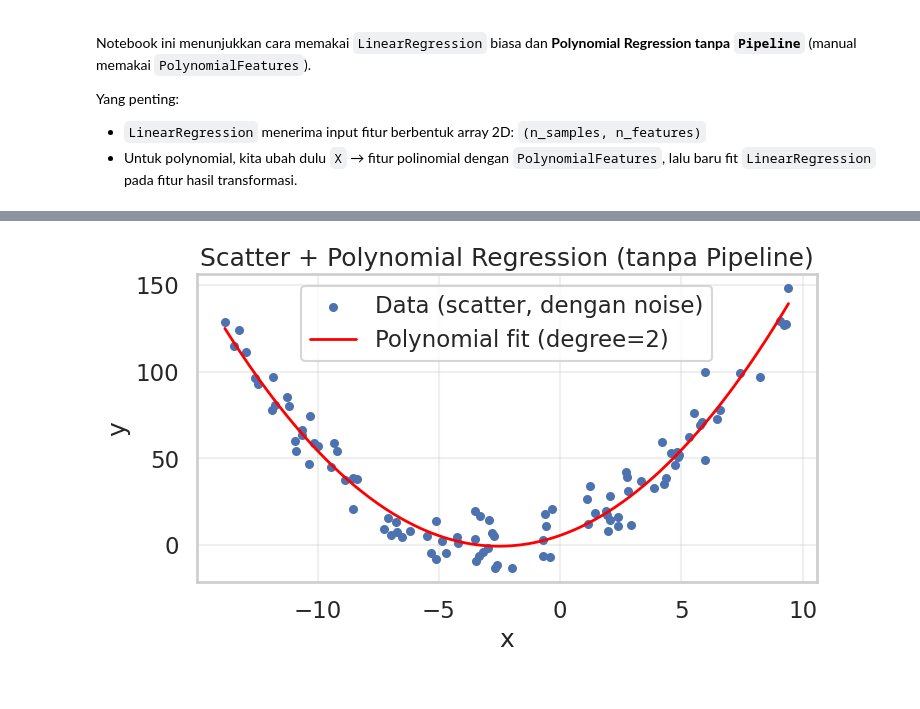
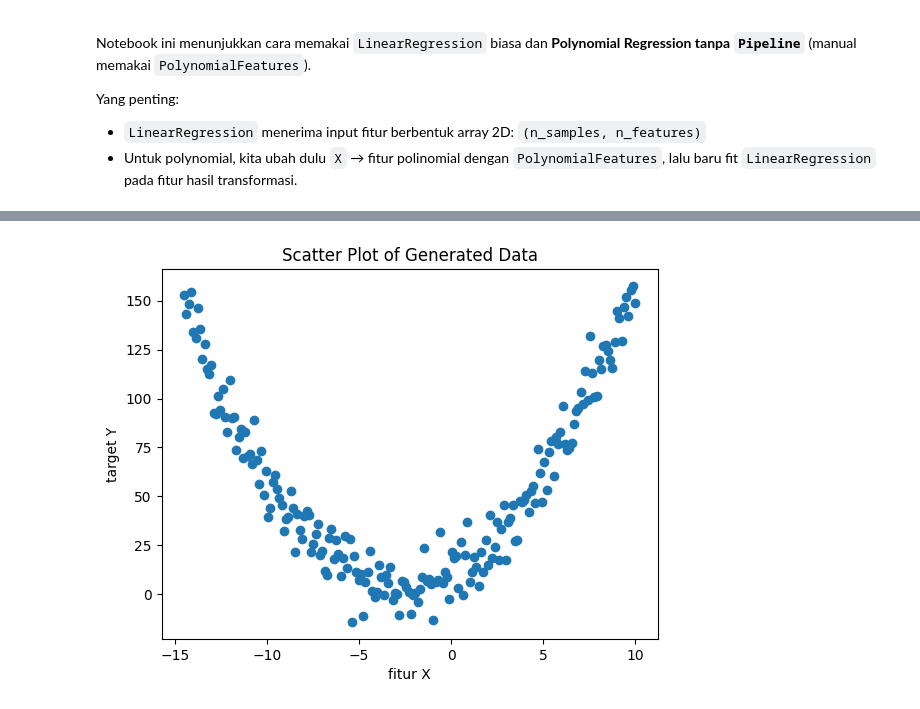
Before and after one commit to Feyfa/pembuktian-rumus, a Jupyter notebook: Materi Statistical Machine Learning And Data Storytelling/Code Python/Latihan Bebas/latihan-bebas.ipynb, the cells around one changed output, grey strips where cells are left out. Drawn from its saved outputs; the diff is of its cells as text; code cells hidden in the pictures.

```diff
--- a/Materi Statistical Machine Learning And Data Storytelling/Code Python/Latihan Bebas/latihan-bebas.ipynb
+++ b/Materi Statistical Machine Learning And Data Storytelling/Code Python/Latihan Bebas/latihan-bebas.ipynb
@@ -15,48 +10,42 @@ Di bawah ini kita:
+# %%
+# ---------- IMPORT ----------
+import numpy as np
+import matplotlib.pyplot as plt
+from sklearn.linear_model import LinearRegression
+# ---------- IMPORT ----------
+
+# ---------- FUNCTION ----------
+def debugging(key, data):
+    print(f'\n{key}:\n{data}')
+
+def persamaaKuadratNumpy(x):
+    totalData = x.shape[0]
+    noise = np.random.normal(0, 10, size=totalData)
+    return x**2 + 5*x + 10 + noise
+# ---------- FUNCTION ----------
+
+# ---------- SETUP ----------
+np.set_printoptions(precision=2, floatmode='fixed', suppress=True)
+# ---------- SETUP ----------
 # %%
-# import numpy as np
-# import matplotlib.pyplot as plt
+# ---------- STEP 1 ----------
+# disini bertujuan untuk membuat data dummy X dengan Y sebanyak 200 data, dari hasil persamaan kuadrat dengan noise
+# ----------------------------
+totalData = 200
 
-# from sklearn.preprocessing import PolynomialFeatures
-# from sklearn.linear_model import LinearRegression
+np.random.seed(42)
 
-# # default decimal 4 places
-# np.set_printoptions(precision=4, suppress=True)
+x_train = np.linspace(-14.5, 10, totalData)
+y_train = persamaaKuadratNumpy(x_train)
 
-# # 1) Buat data 100 buah
-# rng = np.random.default_rng(42)
-# X = rng.uniform(-14, 10, size=100).reshape(-1, 1)  # bentuk 2D
+# debugging('x_train', x_train)
+# debugging('y_train', y_train)
 
-# # Rumus dasar: y = x^2 + 5x + 5
-# base_y = (X[:, 0] ** 2) + (5 * X[:, 0]) + 5
-
-# # Bikin konstanta '+5' jadi berubah-ubah (noise aditif)
-# noise_std = 10  # silakan coba: 2, 5, 10
-# noise = rng.normal(0, noise_std, size=X.shape[0])
-# y = base_y + noise
-
-# # 2) Fit polynomial degree=2 TANPA pipeline
-# degree = 2
-# poly = PolynomialFeatures(degree=degree, include_bias=False)
-# poly.fit(X)
-# X_poly = poly.transform(X)
-
-# model = LinearRegression()
-# model.fit(X_poly, y)
-
-# # 3) Bikin garis prediksi yang halus (pakai x yang terurut)
-# X_line = np.linspace(X.min(), X.max(), 300).reshape(-1, 1)
-# X_line_poly = poly.transform(X_line)
-# y_line_pred = model.predict(X_line_poly)
-
-# # 4) Plot scatter + plot hasil polynomial
-# plt.figure(figsize=(8, 4))
-# plt.scatter(X[:, 0], y, s=25, label='Data (scatter, dengan noise)')
-# plt.plot(X_line[:, 0], y_line_pred, linewidth=2, label=f'Polynomial fit (degree={degree})', color='red')
-# plt.title('Scatter + Polynomial Regression (tanpa Pipeline)')
-# plt.xlabel('x')
-# plt.ylabel('y')
-# plt.grid(True, alpha=0.3)
-# plt.legend()
-# plt.show()
+plt.scatter(x_train, y_train)
+plt.title('Scatter Plot of Generated Data')
+plt.xlabel('fitur X')
+plt.ylabel('target Y')
+plt.show()
+# ---------- STEP 1 ----------
 # %% [output]
-[figure, old version]
+[figure, new version]
```
Also changed, not shown: parts of 5 cells of this notebook, 2 other files.
